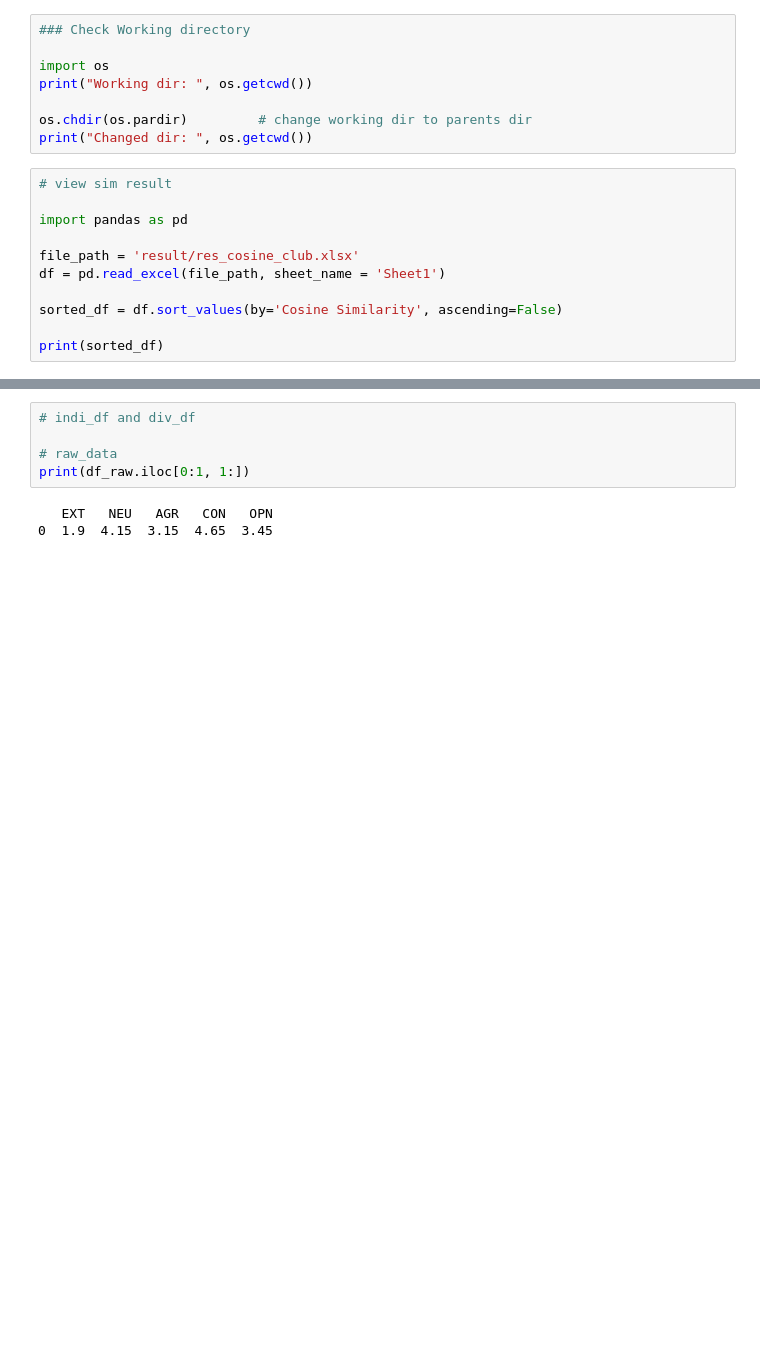
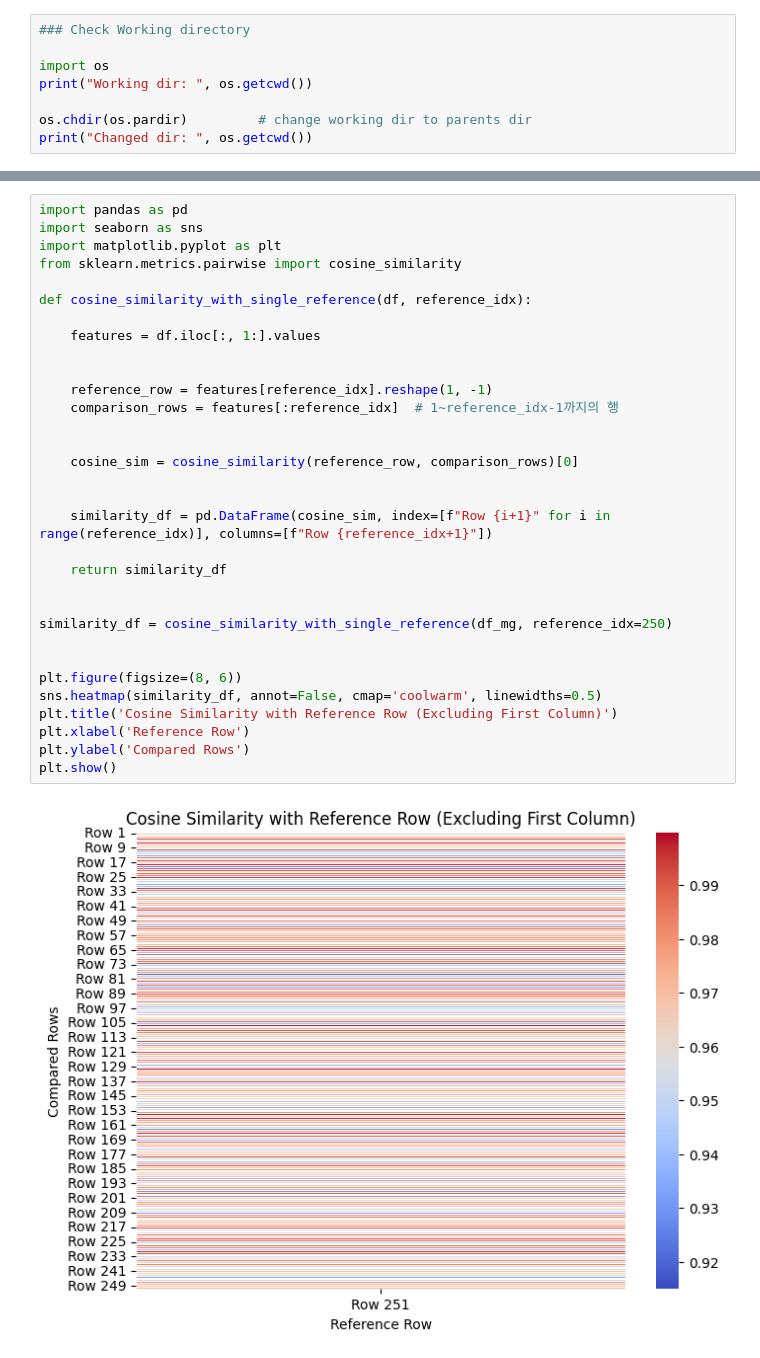
Before and after one commit to Toribam/rec_system, a Jupyter notebook: py_src/res_sim_club(tori).ipynb, the cells around one changed output, grey strips where cells are left out. Saved outputs shown, nothing was run; the diff lists cells and outputs as text; blank space fills up the shorter version.

```diff
--- a/py_src/res_sim_club(tori).ipynb
+++ b/py_src/res_sim_club(tori).ipynb
@@ -6,14 +6,3 @@ print("Working dir: ", os.getcwd())
 
 os.chdir(os.pardir)         # change working dir to parents dir
 print("Changed dir: ", os.getcwd())
-# %%
-# view sim result
-
-import pandas as pd
-
-file_path = 'result/res_cosine_club.xlsx'
-df = pd.read_excel(file_path, sheet_name = 'Sheet1')
-
-sorted_df = df.sort_values(by='Cosine Similarity', ascending=False)
-
-print(sorted_df)
@@ -82,8 +66,34 @@ print(div_df)
-# %%
-# indi_df and div_df
-
-# raw_data
-print(df_raw.iloc[0:1, 1:])
-# %% [output]
-   EXT   NEU   AGR   CON   OPN
-0  1.9  4.15  3.15  4.65  3.45
+# %%
+import pandas as pd
+import seaborn as sns
+import matplotlib.pyplot as plt
+from sklearn.metrics.pairwise import cosine_similarity
+
+def cosine_similarity_with_single_reference(df, reference_idx):
+
+    features = df.iloc[:, 1:].values
+
+
+    reference_row = features[reference_idx].reshape(1, -1)
+    comparison_rows = features[:reference_idx]  # 1~reference_idx-1까지의 행
+
+
+    cosine_sim = cosine_similarity(reference_row, comparison_rows)[0]
+
+
+    similarity_df = pd.DataFrame(cosine_sim, index=[f"Row {i+1}" for i in range(reference_idx)], columns=[f"Row {reference_idx+1}"])
+
+    return similarity_df
+
+
+similarity_df = cosine_similarity_with_single_reference(df_mg, reference_idx=250)
+
+
+plt.figure(figsize=(8, 6))
+sns.heatmap(similarity_df, annot=False, cmap='coolwarm', linewidths=0.5)
+plt.title('Cosine Similarity with Reference Row (Excluding First Column)')
+plt.xlabel('Reference Row')
+plt.ylabel('Compared Rows')
+plt.show()
+# %% [output]
+[figure, added]
```
Also changed, not shown: parts of 2 cells of this notebook, 3 other files.
